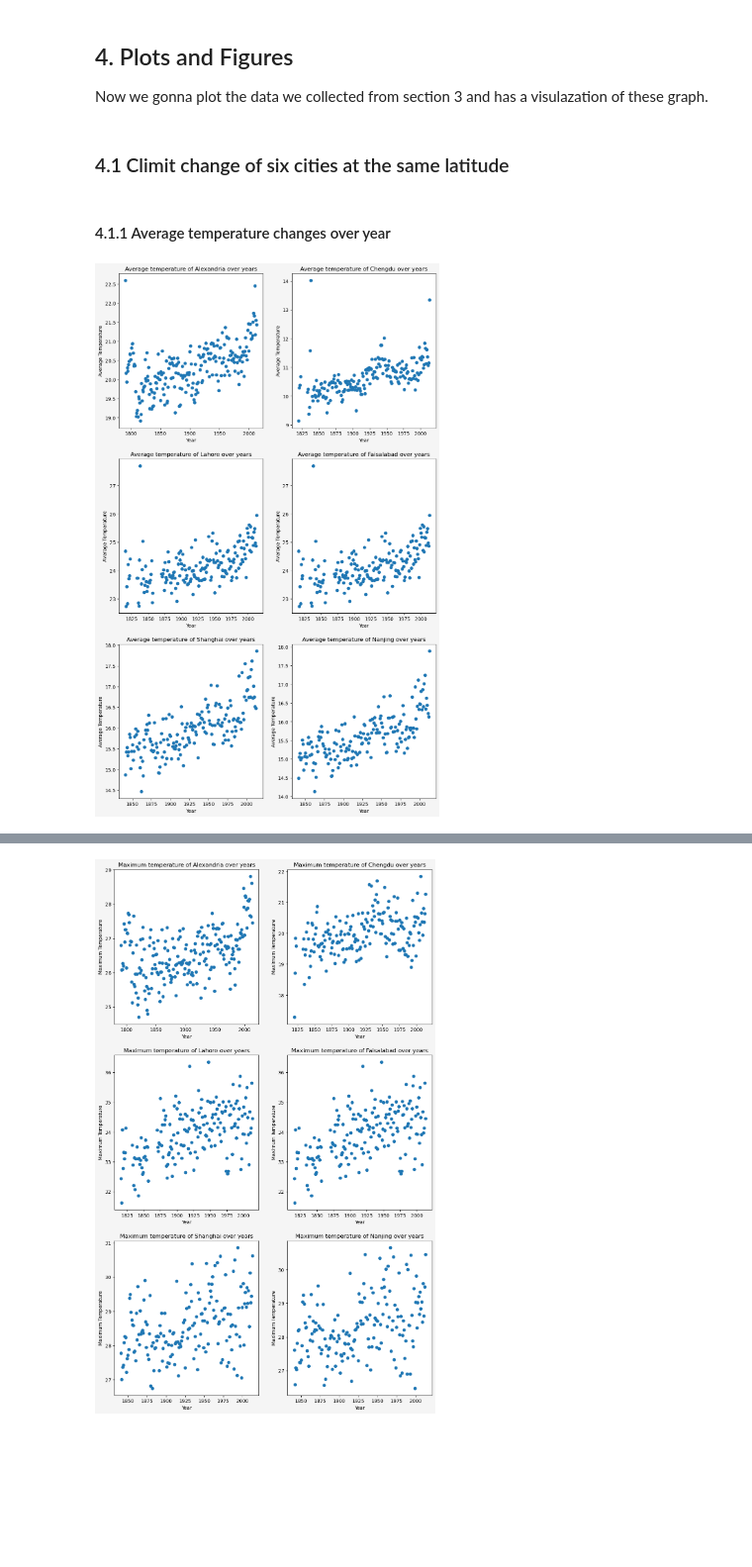
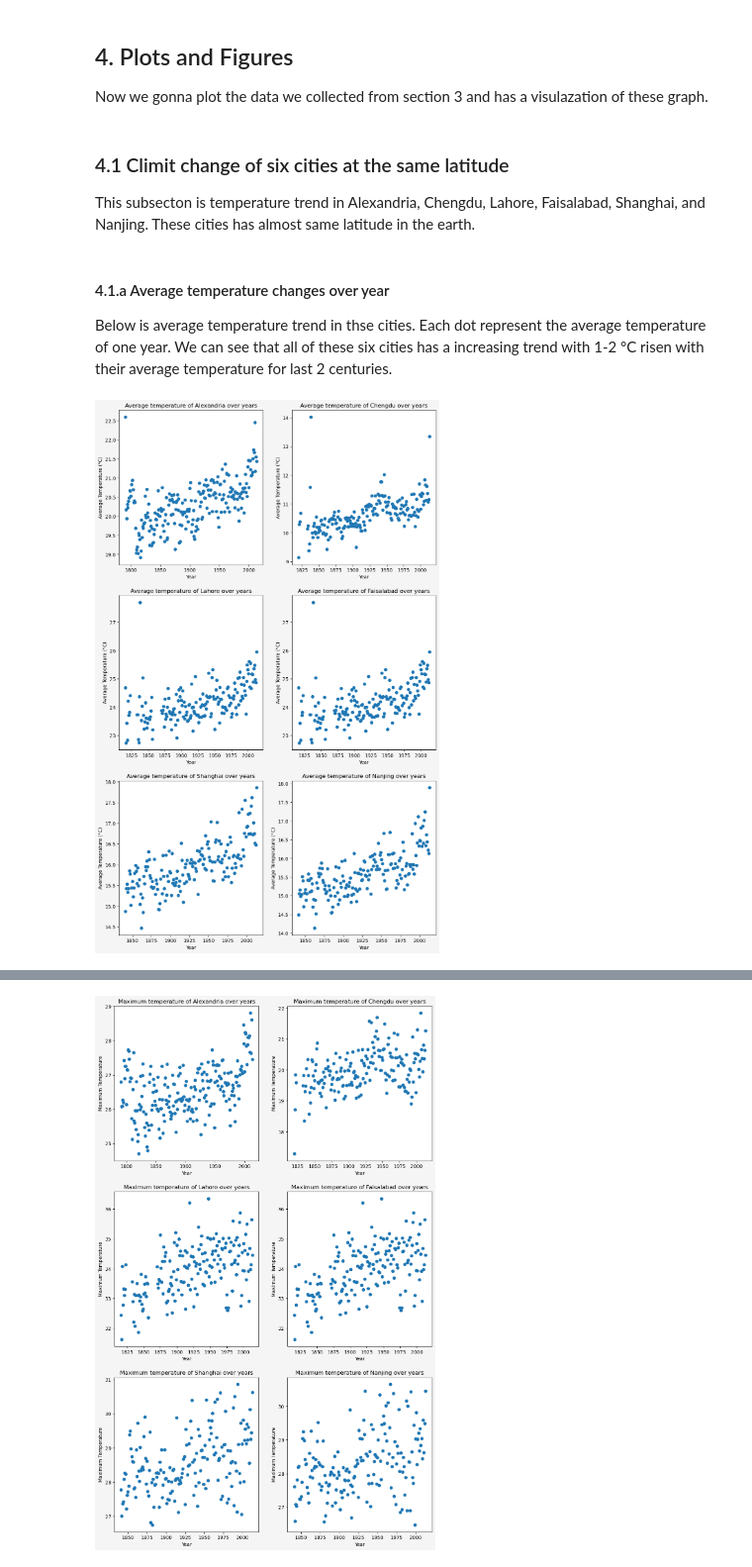
Before and after one commit to XinyangNick/ECO225-Project-1, a Jupyter notebook: Project One Xinyang.ipynb, the cells around one changed output, grey strips where cells are left out. Shown at 99% size. Drawn from its saved outputs; the diff is of its cells as text; code cells hidden in the pictures; blank space fills up the shorter version.

```diff
--- a/Project One Xinyang.ipynb
+++ b/Project One Xinyang.ipynb
@@ -524,19 +524,21 @@ YearStdGlobal
 Now we gonna plot the data we collected from section 3 and has a visulazation of these graph.
 # %% [markdown]
 ### 4.1 Climit change of six cities at the same latitude
+This subsecton is temperature trend in Alexandria, Chengdu, Lahore, Faisalabad, Shanghai, and Nanjing. These cities has almost same latitude in the earth.
 # %% [markdown]
-#### 4.1.1 Average temperature changes over year
+#### 4.1.a Average temperature changes over year
+Below is average temperature trend in thse cities. Each dot represent the average temperature of one year. We can see that all of these six cities has a increasing trend with 1-2 °C risen with their average temperature for last 2 centuries.
 # %%
 fig, ax = plt.subplots(3, 2, figsize=(12, 20))
 SameLatiArray = np.array(SameLati_Shanghai).reshape(3, 2)
 fig.set_facecolor((0.96, 0.96, 0.96))
 
 for i in range(3):
     for j in range(2):
 
         ax[i, j].scatter(x=YearTempPivotTable.index, y=YearTempPivotTable[SameLatiArray[i, j]], )
         ax[i, j].set_title("Average temperature of "+ SameLatiArray[i, j] +" over years")
         ax[i, j].set_xlabel("Year")
-        ax[i, j].set_ylabel("Average Temperature")
+        ax[i, j].set_ylabel("Average Temperature (°C)")
 # %% [output]
-[figure, old version]
+[figure, new version]
```
Also changed, not shown: parts of 11 cells of this notebook.
